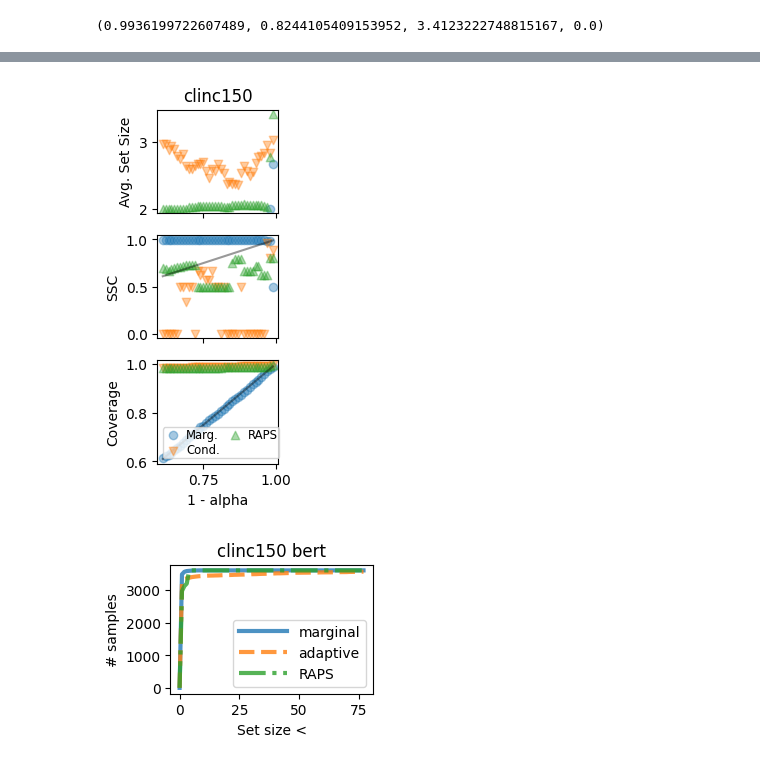
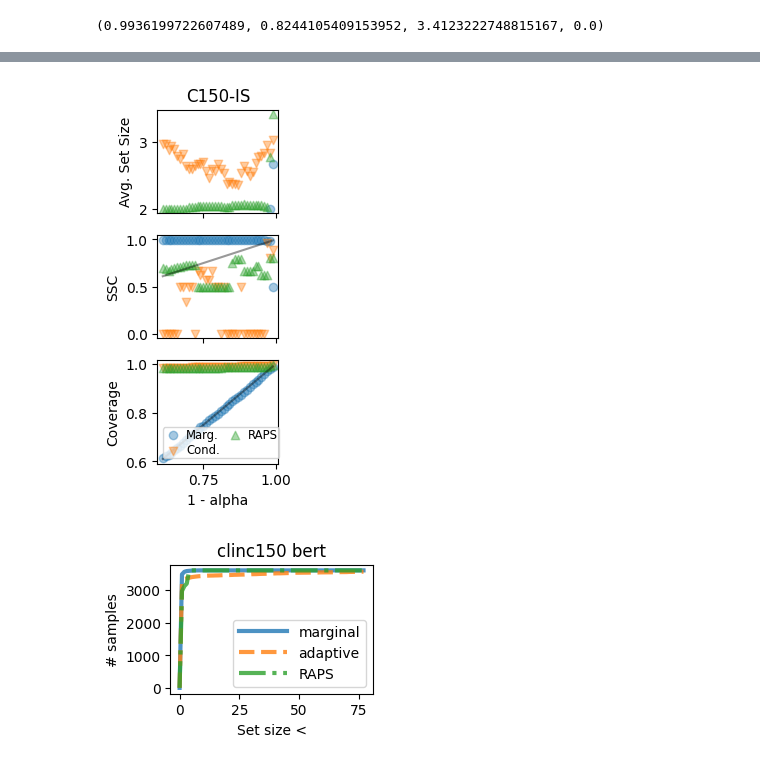
Before and after one commit to florisdenhengst/cicc, a Jupyter notebook: cicc_clinc150_bert.ipynb, the cells around one changed output, grey strips where cells are left out. Cells and saved outputs as stored; diff of their text form; code cells hidden in the pictures.

```diff
--- a/cicc_clinc150_bert.ipynb
+++ b/cicc_clinc150_bert.ipynb
@@ -305,35 +299,35 @@ results_h3 = results
 plot.plot_coverages_widths_multi(
         alpha,
         [
             coverages_marginal,
             coverages_adaptive,
             coverages_raps,
             ],
         [
             cqsize_marginal,
             cqsize_adaptive,
             cqsize_raps
             ],
         ['Marg.', 'Cond.', 'RAPS'],
         legend=(2, 'lower left'),
         sscs=[
             ssc_marginal,
             ssc_adaptive,
             ssc_raps,
         ],
         # hlines=(
         #     (results_h1[0], ssc_top_5_95, coverages_top_5_95,  'H1', 'dashed'),
         #     (widths_mean_top_95, ssc_top_95, coverages_top_95,  'H2', 'dotted'),
         #     (widths_mean_topk_5, ssc_topk_5, coverages_topk_5,  'H3', '-.'),
         # ),
         plot_ssc=True,
         markers=('o', 'v', '^',),
         dataset=dataset,
         model=intent_classifier,
-        title="C150"
+        title="C150-IS"
 )
 # %% [output]
-[figure, old version]
+[figure, new version]
 # %%
 to_plot = [
     (y_ps_marginal, 'marginal', '-', None),
```
Also changed, not shown: parts of 5 cells of this notebook.
